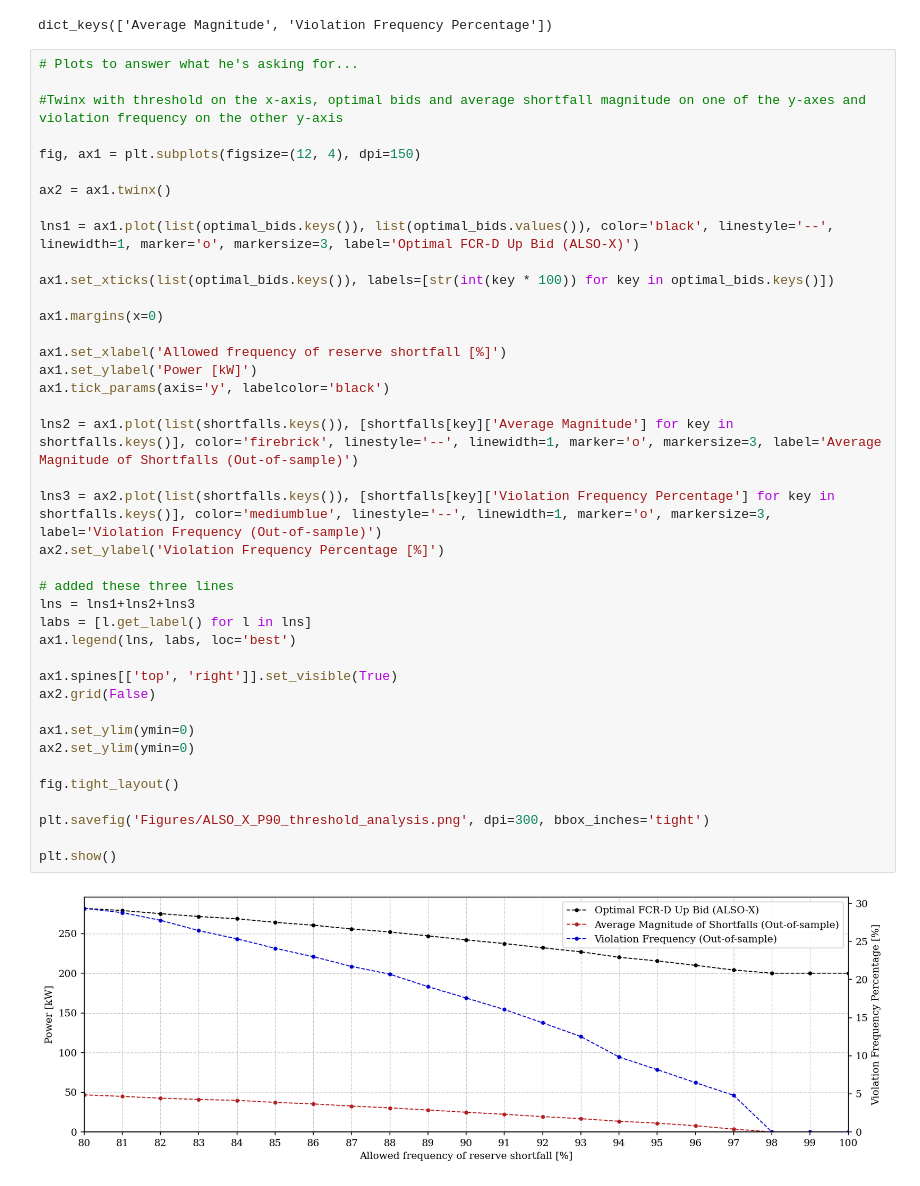
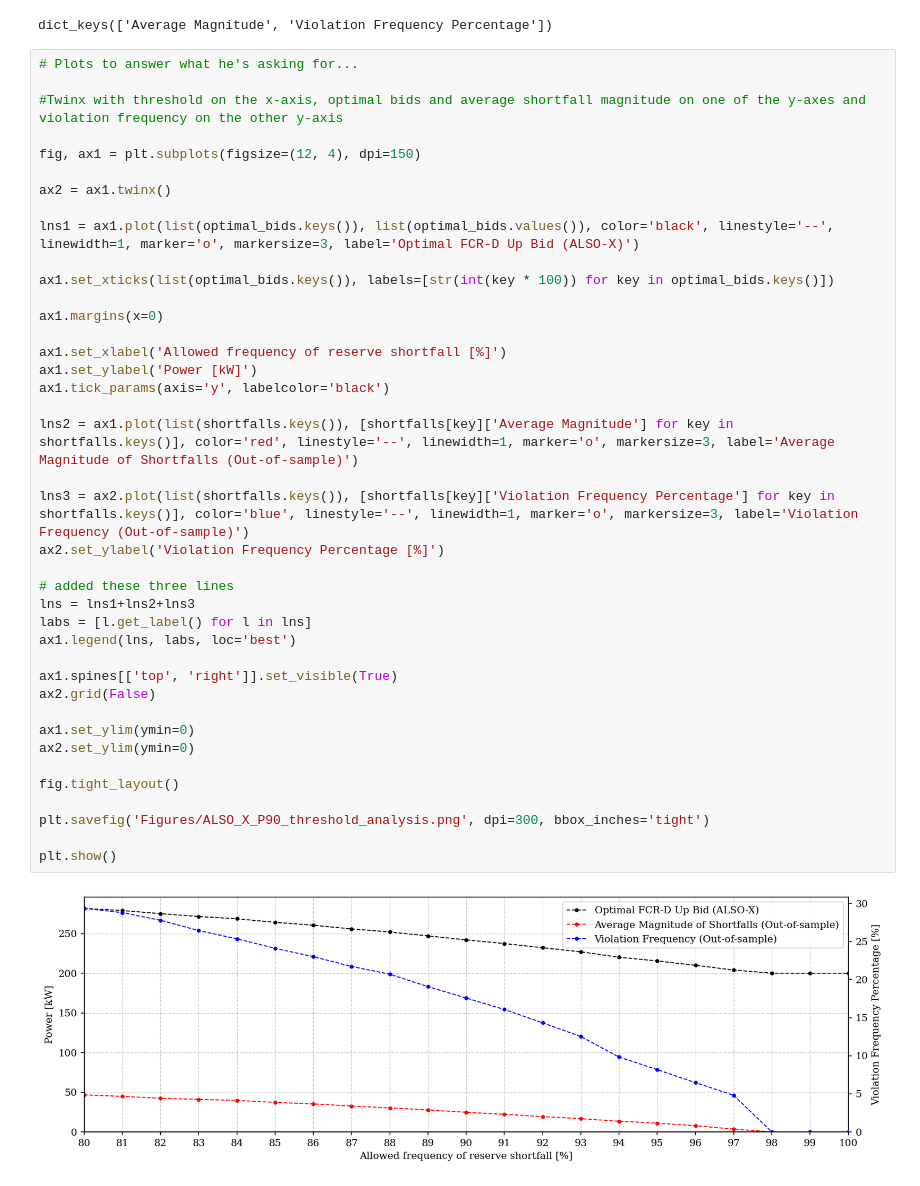
Before and after one commit to Hvid1999/46755, a Jupyter notebook: Assignment 2/task_2.ipynb, the cells around one changed output. Saved outputs shown, nothing was run; the diff lists cells and outputs as text.

```diff
--- a/Assignment 2/task_2.ipynb
+++ b/Assignment 2/task_2.ipynb
@@ -634,33 +634,33 @@ ax2 = ax1.twinx()
 lns1 = ax1.plot(list(optimal_bids.keys()), list(optimal_bids.values()), color='black', linestyle='--', linewidth=1, marker='o', markersize=3, label='Optimal FCR-D Up Bid (ALSO-X)')
 
 ax1.set_xticks(list(optimal_bids.keys()), labels=[str(int(key * 100)) for key in optimal_bids.keys()])
 
 ax1.margins(x=0)
 
 ax1.set_xlabel('Allowed frequency of reserve shortfall [%]')
 ax1.set_ylabel('Power [kW]')
 ax1.tick_params(axis='y', labelcolor='black')
 
-lns2 = ax1.plot(list(shortfalls.keys()), [shortfalls[key]['Average Magnitude'] for key in shortfalls.keys()], color='firebrick', linestyle='--', linewidth=1, marker='o', markersize=3, label='Average Magnitude of Shortfalls (Out-of-sample)')
+lns2 = ax1.plot(list(shortfalls.keys()), [shortfalls[key]['Average Magnitude'] for key in shortfalls.keys()], color='red', linestyle='--', linewidth=1, marker='o', markersize=3, label='Average Magnitude of Shortfalls (Out-of-sample)')
 
-lns3 = ax2.plot(list(shortfalls.keys()), [shortfalls[key]['Violation Frequency Percentage'] for key in shortfalls.keys()], color='mediumblue', linestyle='--', linewidth=1, marker='o', markersize=3, label='Violation Frequency (Out-of-sample)')
+lns3 = ax2.plot(list(shortfalls.keys()), [shortfalls[key]['Violation Frequency Percentage'] for key in shortfalls.keys()], color='blue', linestyle='--', linewidth=1, marker='o', markersize=3, label='Violation Frequency (Out-of-sample)')
 ax2.set_ylabel('Violation Frequency Percentage [%]')
 
 # added these three lines
 lns = lns1+lns2+lns3
 labs = [l.get_label() for l in lns]
 ax1.legend(lns, labs, loc='best')
 
 ax1.spines[['top', 'right']].set_visible(True)
 ax2.grid(False)
 
 ax1.set_ylim(ymin=0)
 ax2.set_ylim(ymin=0)
 
 fig.tight_layout()
 
 plt.savefig('Figures/ALSO_X_P90_threshold_analysis.png', dpi=300, bbox_inches='tight')
 
 plt.show()
 # %% [output]
-[figure, old version]
+[figure, new version]
```
Also changed, not shown: parts of 1 cell of this notebook, 3 other files.
